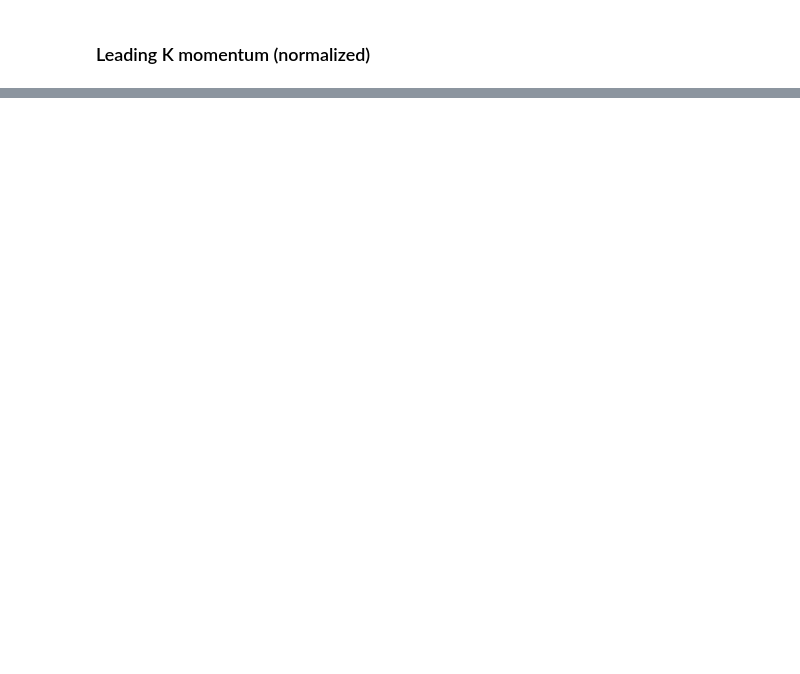
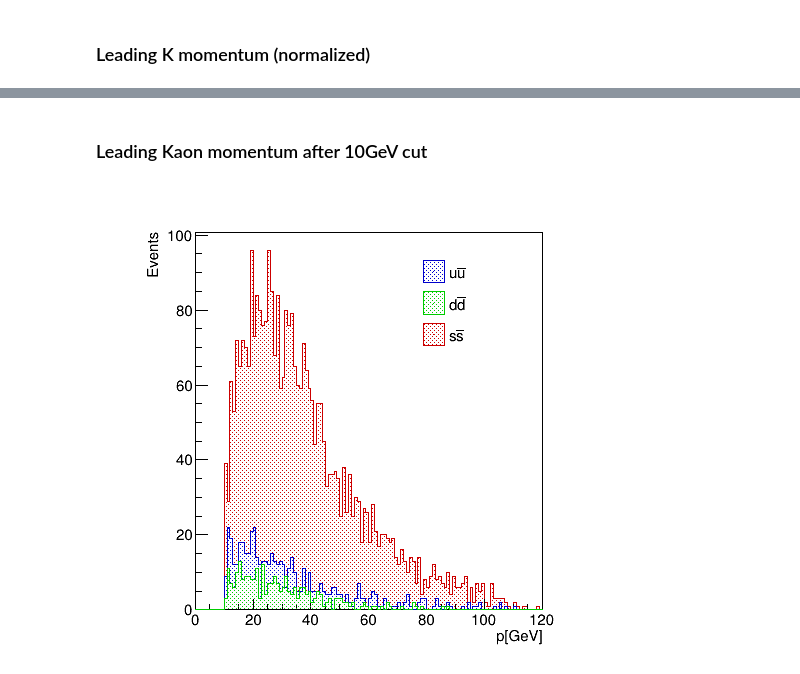
Before and after one commit to yuichiok/VertexMacro, a Jupyter notebook: QQbar250/jupyter/ssbar/LeadK_p.ipynb, the cells around one changed output, grey strips where cells are left out. Saved outputs shown, nothing was run; the diff lists cells and outputs as text; code cells hidden in the pictures; blank space fills up the shorter version.

```diff
--- a/QQbar250/jupyter/ssbar/LeadK_p.ipynb
+++ b/QQbar250/jupyter/ssbar/LeadK_p.ipynb
@@ -95,0 +119,4 @@ c2.Draw()
+# %% [markdown]
+### Leading Kaon momentum after 10GeV cut
+# %%
+c3 = TCanvas("c3","c3",500,500)
@@ -95,0 +136,4 @@ c2.Draw()
+# %%
+c3.Draw()
+# %% [output]
+[figure, added]
```
Also changed, not shown: parts of 14 cells of this notebook, 12 other files.
